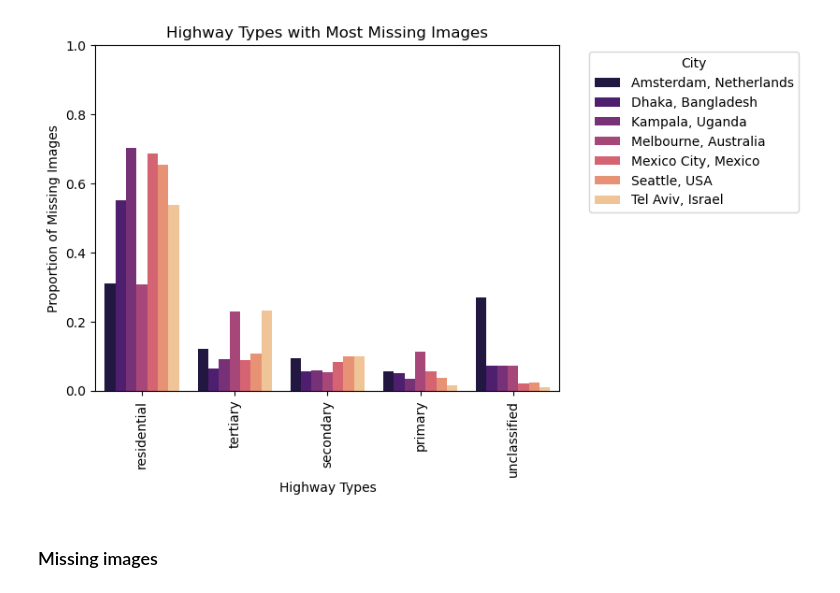
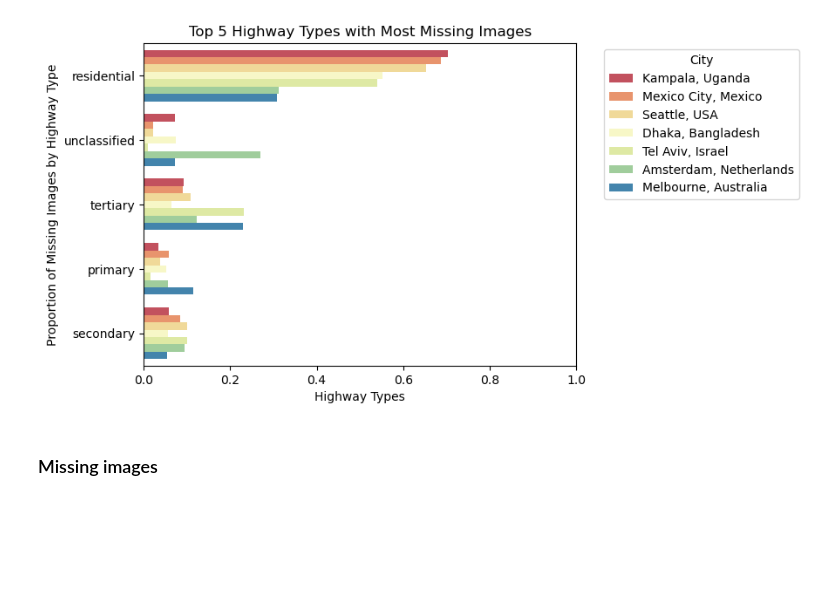
Before and after one commit to Spatial-Data-Science-and-GEO-AI-Lab/StreetView-NatureVisibility, a Jupyter notebook: results_metrics.ipynb, the cells around one changed output. Saved outputs shown, nothing was run; the diff lists cells and outputs as text; code cells hidden in the pictures; blank space fills up the shorter version.

Commit message:
* Small updated in graphs for results

```diff
--- a/results_metrics.ipynb
+++ b/results_metrics.ipynb
@@ -13,7 +13,7 @@ all_names = os.listdir('results')
 # Filter out the names that correspond to folders
 cities = [name for name in all_names if os.path.isdir(os.path.join('results', name))]
 # %%
-def plot_unavailable(all_cities_results):
+def plot_unavailable_images(all_cities_results):
     grouped = all_cities_results.groupby(
         ["highway", "city"]
         ).agg(
@@ -27,10 +27,15 @@ def plot_unavailable(all_cities_results):
 
     grouped = grouped.loc[top_5_highways]
 
+    # Reset the index for proper sorting and grouping
     grouped = grouped.reset_index()
 
+    grouped = grouped.sort_values(by="proportion_null", ascending=False)
+
+    custom_palette = ["#D53E4F", "#FC8D59", "#FEE08B", "#FFFFBF", "#E6F598", "#99D594", "#3288BD"]
+
     # Create a bar plot for the top 5 highway types
-    bar1 = sns.barplot(data=grouped, x='highway', y='proportion_null', hue='city', palette="magma")
+    bar1 = sns.barplot(data=grouped, x="proportion_null", y="highway", hue="city", palette=custom_palette)
 
     # Create custom legend handles and labels for bar1
     handles1, labels1 = bar1.get_legend_handles_labels()
@@ -38,20 +43,23 @@ def plot_unavailable(all_cities_results):
     plt.legend(handles1, labels1, title='City', bbox_to_anchor=(1.05, 1), loc='upper left')
 
     # Set labels and title
+    plt.title('Top 5 Highway Types with Most Missing Images')
+
     plt.xlabel('Highway Types')
-    plt.ylabel('Proportion of Missing Images')
-    plt.title('Highway Types with Most Missing Images')
-
-    # Rotate x-axis labels if needed
-    plt.xticks(rotation=90)
+    plt.ylabel('Proportion of Missing Images by Highway Type')
 
     # Set the maximum value for the y-axis
-    plt.ylim(0, 1)
+    plt.xlim(0, 1)
 
     # Show the plot
     plt.show()
+
+    # Set the figure size
+    bar1.figure.set_size_inches(8, 6)  # Adjust the width and height as needed
+
+    bar1.figure.savefig('myimage_multicolor.svg', format='svg', bbox_inches='tight')
 # %%
-def get_unavailable_and_unsuitable(intersection, city):
+def get_unavailable_images(intersection, city):
     grouped = intersection.groupby(['road_index_x', 'highway']).agg({
         'image_id': lambda x: (~x.isnull()).sum(),            # Count number of points with missing images
     }).reset_index()
@@ -98,14 +106,14 @@ for city in cities:
 
     results[city] = intersection
 
-    count = get_unavailable_and_unsuitable(intersection, city)
+    count = get_unavailable_images(intersection, city)
 
     # Append the results of each city to the all_cities_results DataFrame
     all_cities_results = pd.concat([all_cities_results, count])
 # %%
-plot_unavailable(all_cities_results)
+plot_unavailable_images(all_cities_results)
 # %% [output]
-[figure, old version]
+[figure, new version]
 # %% [markdown]
 ### Missing images
 # %%
```
